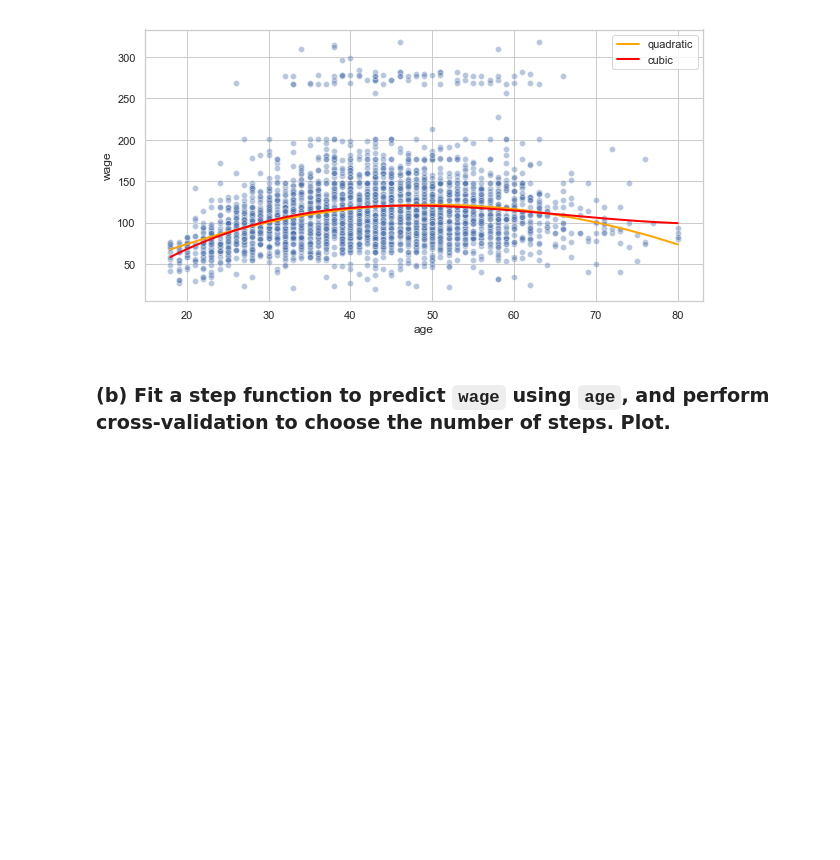
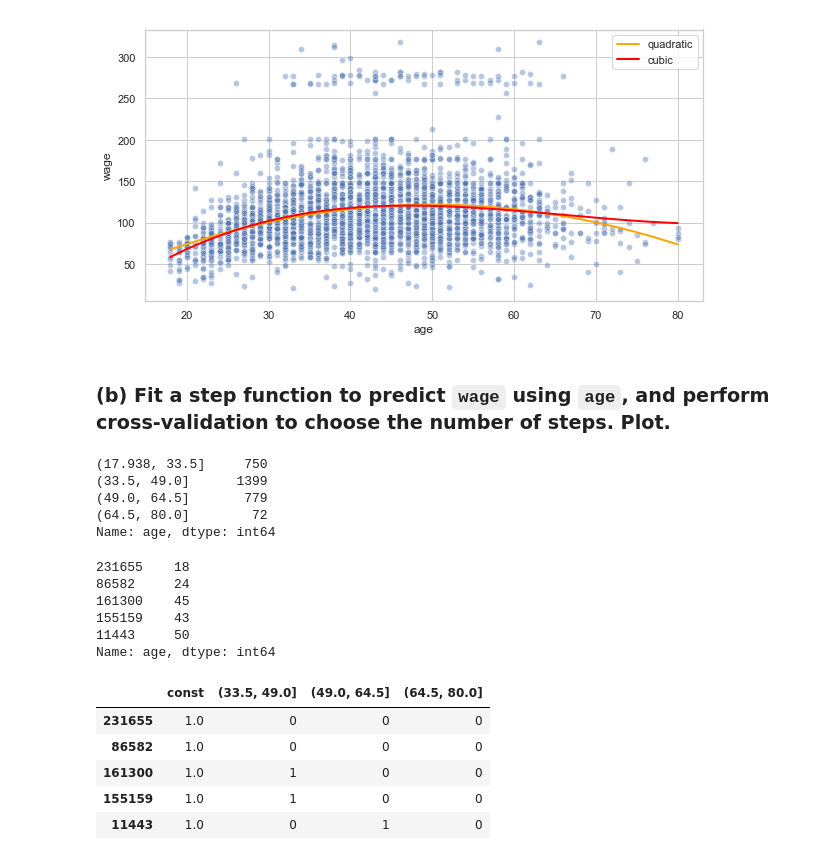
Before and after one commit to wllgrnt/islr-python-examples, a Jupyter notebook: Chapter7/question6.ipynb, the cells around one changed output. Drawn from its saved outputs; the diff is of its cells as text; code cells hidden in the pictures; blank space fills up the shorter version.

```diff
--- a/Chapter7/question6.ipynb
+++ b/Chapter7/question6.ipynb
@@ -122,0 +132,37 @@ plt.legend()
+# %%
+X_cut.value_counts(sort=False)
+# %% [output]
+(17.938, 33.5]     750
+(33.5, 49.0]      1399
+(49.0, 64.5]       779
+(64.5, 80.0]        72
+Name: age, dtype: int64
+# %%
+wage_data.age.head(n=5)
+# %% [output]
+231655    18
+86582     24
+161300    45
+155159    43
+11443     50
+Name: age, dtype: int64
+# %%
+df_steps = pd.concat([wage_data.age, X_cut, wage_data.wage], keys = ['age','age_cuts','wage'], axis = 1)
+
+# Create dummy variables for the age groups
+df_steps_dummies = pd.get_dummies(df_steps['age_cuts'])
+
+# Statsmodels requires explicit adding of a constant (intercept)
+df_steps_dummies = sm.add_constant(df_steps_dummies)
+
+# Drop the first category, as it is redundant with the intercept
+df_steps_dummies = df_steps_dummies.drop(df_steps_dummies.columns[1], axis = 1)
+
+df_steps_dummies.head(5)
+# %% [output]
+|  | const | (33.5, 49.0] | (49.0, 64.5] | (64.5, 80.0] |
+| 231655 | 1.0 | 0 | 0 | 0 |
+| 86582 | 1.0 | 0 | 0 | 0 |
+| 161300 | 1.0 | 1 | 0 | 0 |
+| 155159 | 1.0 | 1 | 0 | 0 |
+| 11443 | 1.0 | 0 | 1 | 0 |
```
Also changed, not shown: parts of 11 cells of this notebook.
